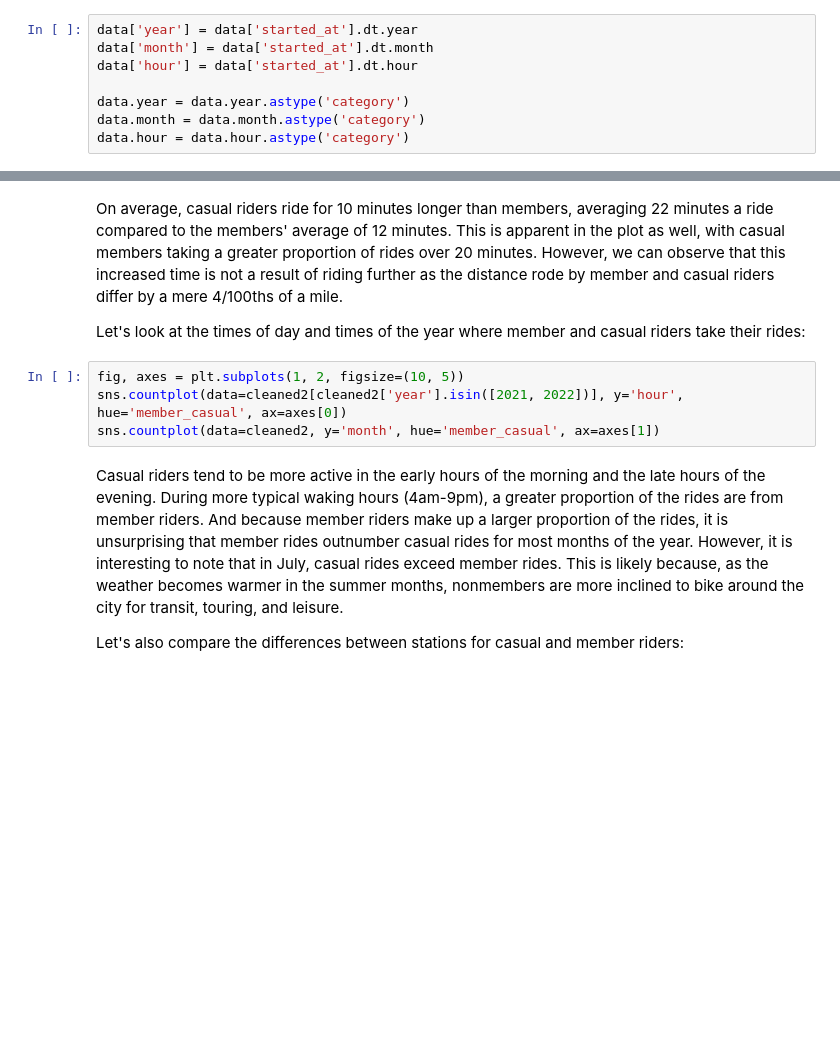
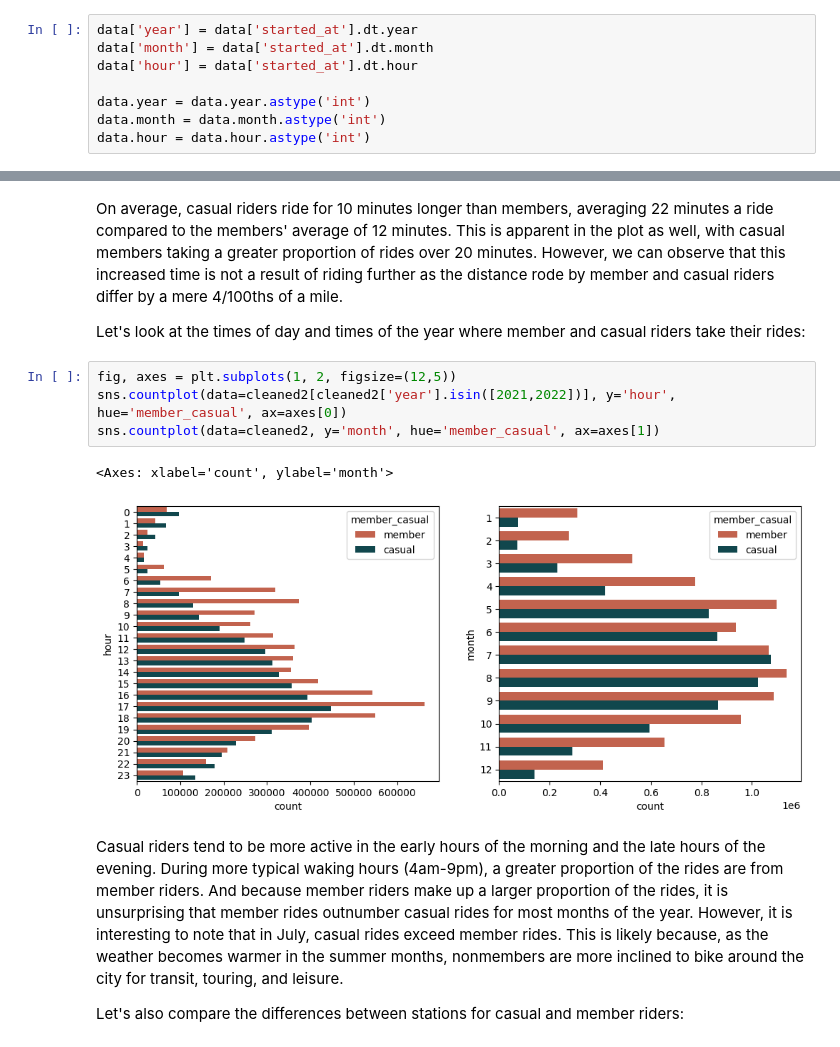
Before and after one commit to pollyren/divvy, a Jupyter notebook: eda/analysis.ipynb, the cells around one changed output, grey strips where cells are left out. Cells and saved outputs as stored; diff of their text form; blank space fills up the shorter version.

```diff
--- a/eda/analysis.ipynb
+++ b/eda/analysis.ipynb
@@ -47,8 +65,8 @@ data['year'] = data['started_at'].dt.year
 data['month'] = data['started_at'].dt.month
 data['hour'] = data['started_at'].dt.hour
 
-data.year = data.year.astype('category')
-data.month = data.month.astype('category')
-data.hour = data.hour.astype('category')
+data.year = data.year.astype('int')
+data.month = data.month.astype('int')
+data.hour = data.hour.astype('int')
 # %%
 data.head()
@@ -124,9 +198,12 @@ On average, casual riders ride for 10 minutes longer than members, averaging 22
 
 Let's look at the times of day and times of the year where member and casual riders take their rides:
 # %%
-fig, axes = plt.subplots(1, 2, figsize=(10, 5))
-sns.countplot(data=cleaned2[cleaned2['year'].isin([2021, 2022])], y='hour', hue='member_casual', ax=axes[0])
+fig, axes = plt.subplots(1, 2, figsize=(12,5))
+sns.countplot(data=cleaned2[cleaned2['year'].isin([2021,2022])], y='hour', hue='member_casual', ax=axes[0])
 sns.countplot(data=cleaned2, y='month', hue='member_casual', ax=axes[1])
+# %% [output]
+<Axes: xlabel='count', ylabel='month'>
+[figure, added]
 # %% [markdown]
 Casual riders tend to be more active in the early hours of the morning and the late hours of the evening. During more typical waking hours (4am-9pm), a greater proportion of the rides are from member riders. And because member riders make up a larger proportion of the rides, it is unsurprising that member rides outnumber casual rides for most months of the year. However, it is interesting to note that in July, casual rides exceed member rides. This is likely because, as the weather becomes warmer in the summer months, nonmembers are more inclined to bike around the city for transit, touring, and leisure.
 
```
Also changed, not shown: parts of 26 cells of this notebook.
